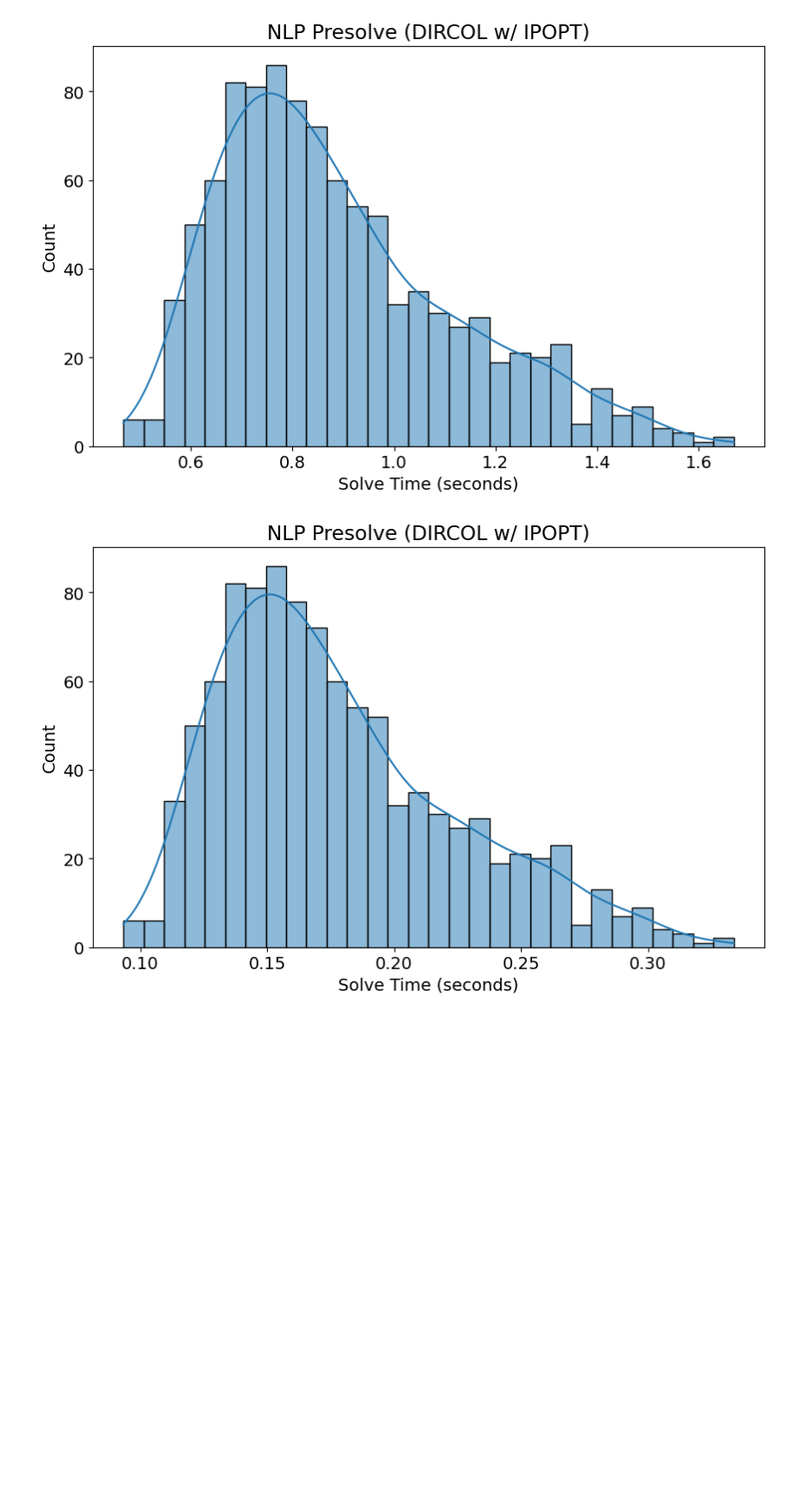
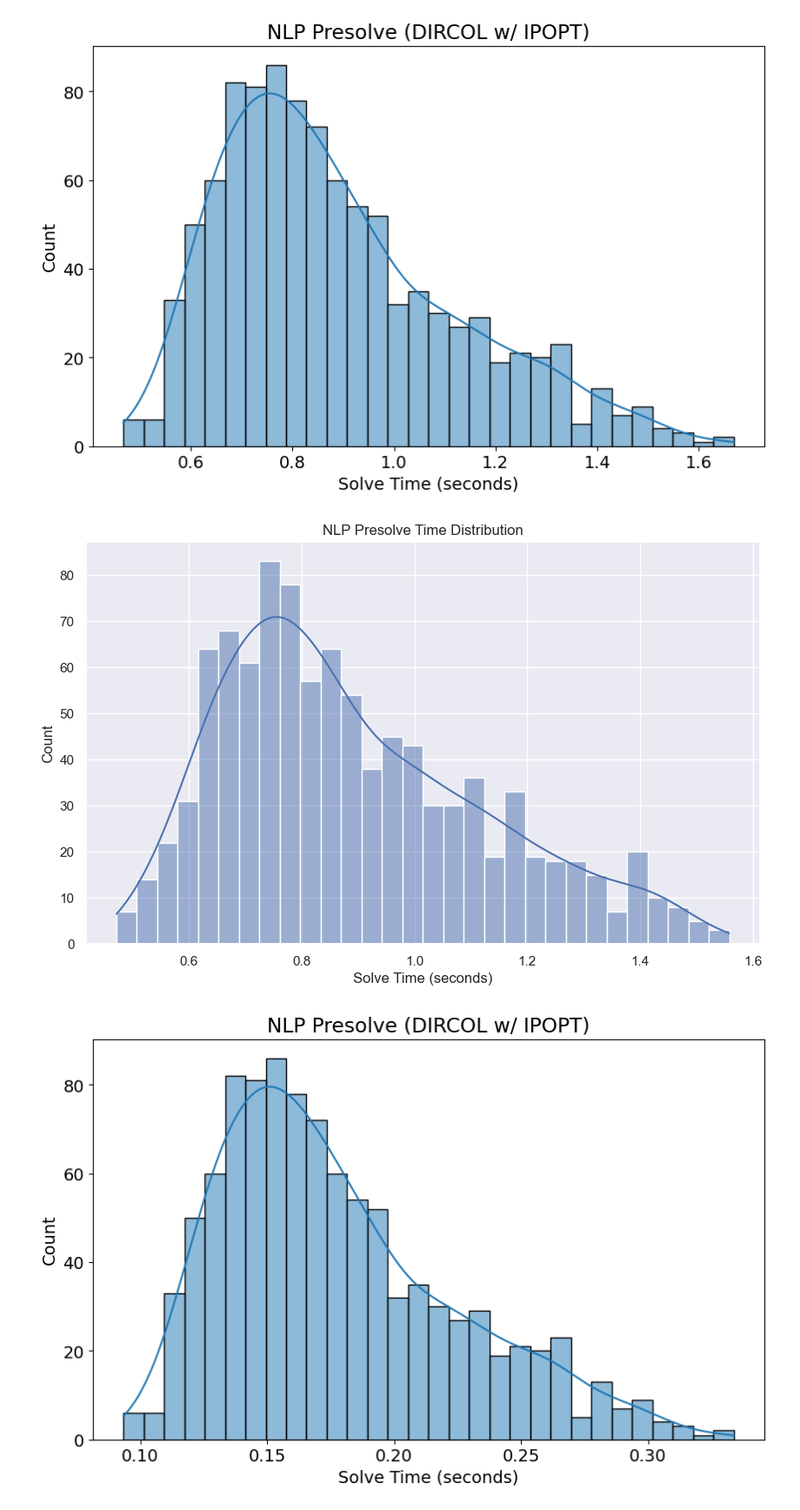
Before and after one commit to Astronauty/AiPEX-Projects, a Jupyter notebook: warmstarting_NLPs/NLP_learning.ipynb, the cells around one changed output. Shown at 87% size. Cells and saved outputs as stored; diff of their text form; code cells hidden in the pictures; blank space fills up the shorter version.

```diff
--- a/warmstarting_NLPs/NLP_learning.ipynb
+++ b/warmstarting_NLPs/NLP_learning.ipynb
@@ -283,6 +222,10 @@ plt.title('NLP Presolve (DIRCOL w/ IPOPT)')
 plt.show()
 # %% [output]
 [figure]
+# %%
+cartpole_warmstart.compare_solve_time()
+# %% [output]
+[figure, added]
 # %%
 plt.figure(figsize=(10, 6))
 sns.histplot(warmstart_df['solve_time_sec']/5, bins=30, kde=True)
```
Also changed, not shown: parts of 12 cells of this notebook, 24 other files.
